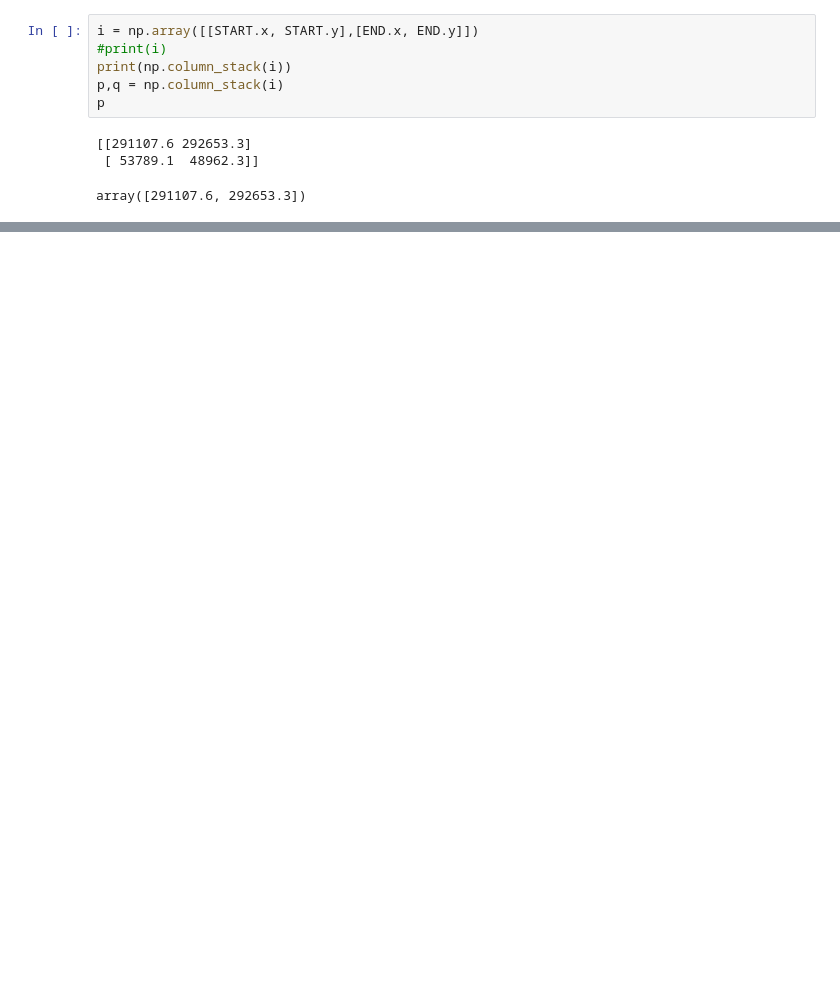
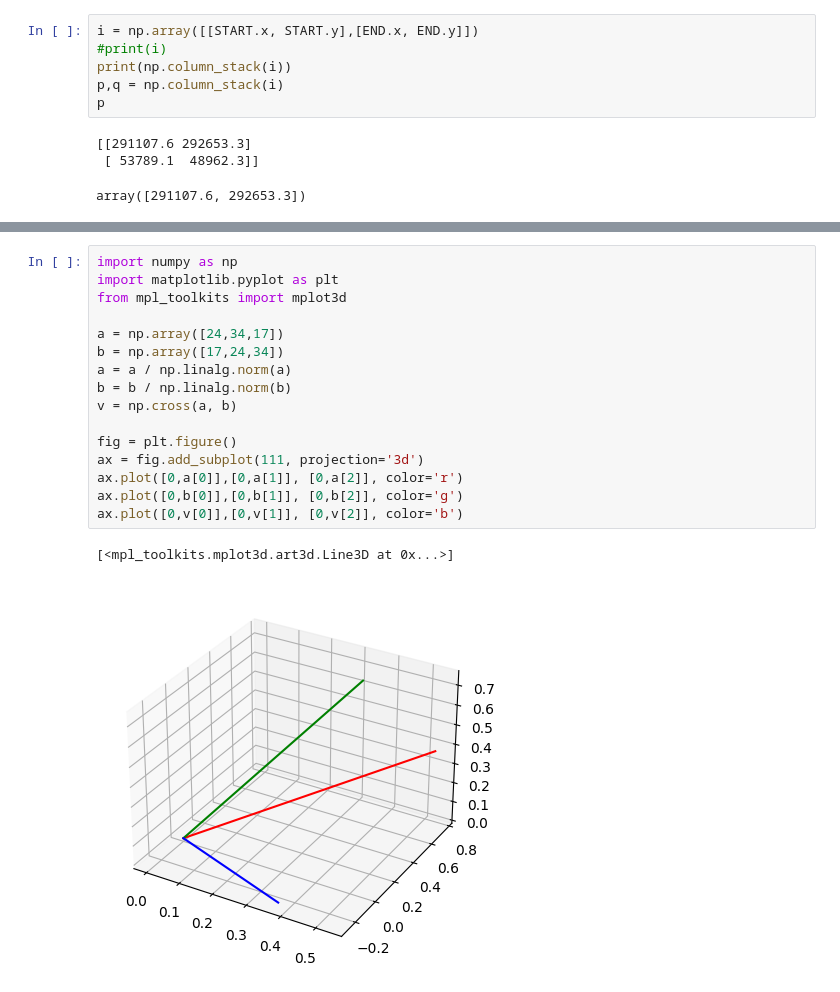
Before and after one commit to andre-kotze/gp-trajec, a Jupyter notebook: scratchpad.ipynb, the cells around one changed output, grey strips where cells are left out. Saved outputs shown, nothing was run; the diff lists cells and outputs as text; blank space fills up the shorter version.

```diff
--- a/scratchpad.ipynb
+++ b/scratchpad.ipynb
@@ -100,0 +342,19 @@ array([[291107.6,  53789.1],
+# %%
+import numpy as np
+import matplotlib.pyplot as plt
+from mpl_toolkits import mplot3d
+
+a = np.array([24,34,17])
+b = np.array([17,24,34])
+a = a / np.linalg.norm(a)
+b = b / np.linalg.norm(b)
+v = np.cross(a, b)
+
+fig = plt.figure()
+ax = fig.add_subplot(111, projection='3d')
+ax.plot([0,a[0]],[0,a[1]], [0,a[2]], color='r')
+ax.plot([0,b[0]],[0,b[1]], [0,b[2]], color='g')
+ax.plot([0,v[0]],[0,v[1]], [0,v[2]], color='b')
+# %% [output]
+[<mpl_toolkits.mplot3d.art3d.Line3D at 0x...>]
+[figure, added]
```
Also changed, not shown: parts of 20 cells of this notebook, 25 other files.
